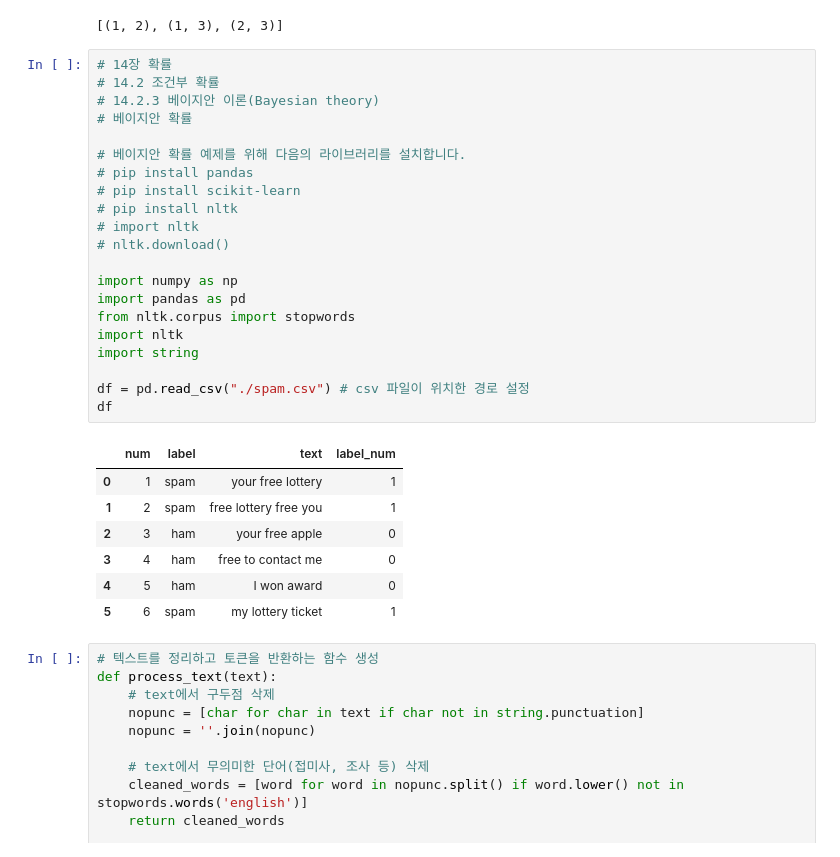
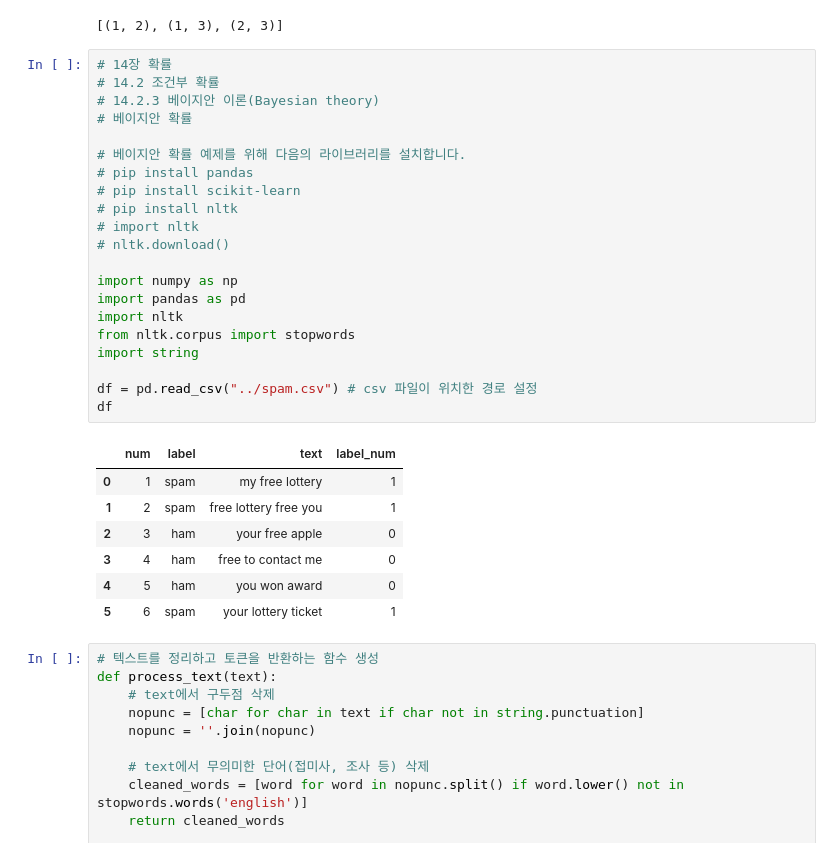
Before and after one commit to gilbutITbook/080246, a Jupyter notebook: 4_확률과통계.ipynb, the cells around one changed output. Cells and saved outputs as stored; diff of their text form.

```diff
--- a/4_확률과통계.ipynb
+++ b/4_확률과통계.ipynb
@@ -24,32 +24,32 @@ print(list(a))
 # %%
 # 14장 확률
 # 14.2 조건부 확률
 # 14.2.3 베이지안 이론(Bayesian theory)
 # 베이지안 확률
 
 # 베이지안 확률 예제를 위해 다음의 라이브러리를 설치합니다.
 # pip install pandas
 # pip install scikit-learn
 # pip install nltk
 # import nltk
 # nltk.download()
 
 import numpy as np
 import pandas as pd
+import nltk
 from nltk.corpus import stopwords
-import nltk
 import string
 
-df = pd.read_csv("./spam.csv") # csv 파일이 위치한 경로 설정
+df = pd.read_csv("../spam.csv") # csv 파일이 위치한 경로 설정
 df
 # %% [output]
 |  | num | label | text | label_num |
-| 0 | 1 | spam | your free lottery | 1 |
+| 0 | 1 | spam | my free lottery | 1 |
 | 1 | 2 | spam | free lottery free you | 1 |
 | 2 | 3 | ham | your free apple | 0 |
 | 3 | 4 | ham | free to contact me | 0 |
-| 4 | 5 | ham | I won award | 0 |
-| 5 | 6 | spam | my lottery ticket | 1 |
+| 4 | 5 | ham | you won award | 0 |
+| 5 | 6 | spam | your lottery ticket | 1 |
 # %%
 # 텍스트를 정리하고 토큰을 반환하는 함수 생성
 def process_text(text):
```
Also changed, not shown: parts of 7 cells of this notebook, 1 other file.
